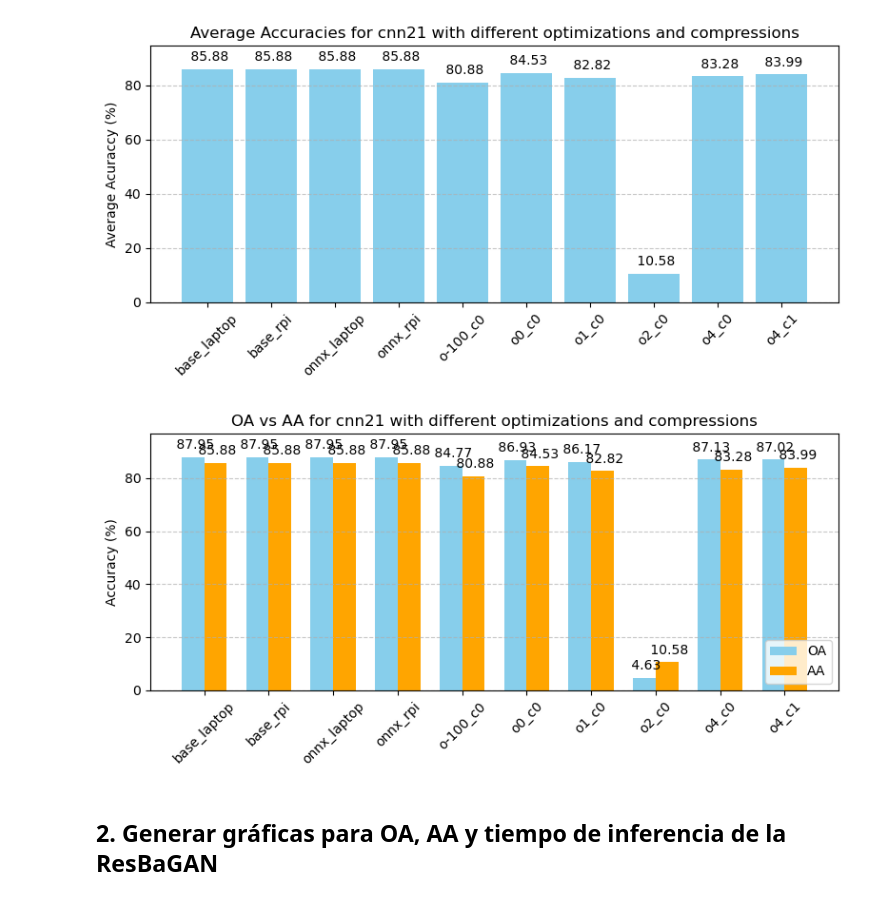
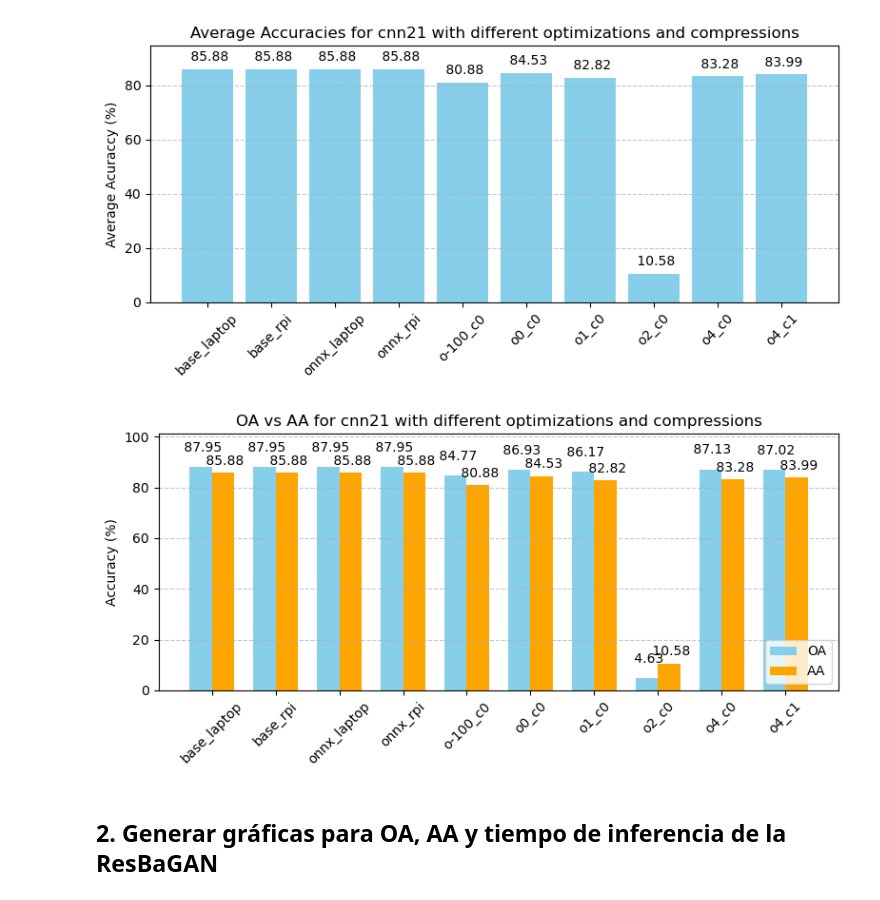
Before and after one commit to pablogcfuentes/hyper-rpi, a Jupyter notebook: notebooks/30_AUX_Graphs.ipynb, the cells around one changed output. Cells and saved outputs as stored; diff of their text form; code cells hidden in the pictures.

Commit message:
Minor changes and new graphs

```diff
--- a/notebooks/30_AUX_Graphs.ipynb
+++ b/notebooks/30_AUX_Graphs.ipynb
@@ -146,36 +179,36 @@ width = 0.35 # Ancho de cada barra
 plt.figure(figsize=(8, 4))
 
 # Dibujamos las barras OA y AA con desplazamiento
 bars1 = plt.bar(x - width/2, oa_values, width, label='OA', color='skyblue')
 bars2 = plt.bar(x + width/2, aa_values, width, label='AA', color='orange')
 
 # Añadimos valores encima de las barras
 for bar, value in zip(bars1, oa_values):
     plt.text(bar.get_x() + bar.get_width() / 2,
-             bar.get_height() + 2,
+             bar.get_height() + 5,
              f'{value: .2f}',
              ha='center', va='bottom', fontsize=10)
 
 for bar, value in zip(bars2, aa_values):
     plt.text(bar.get_x() + bar.get_width() / 2,
              bar.get_height() + 2,
              f'{value: .2f}',
              ha='center', va='bottom', fontsize=10)
 
-plt.ylim(top=max(max(oa_values), max(aa_values)) * 1.1)
+plt.ylim(top=max(max(oa_values), max(aa_values)) * 1.15)
 plt.ylabel("Accuracy (%)")
 plt.title("OA vs AA for cnn21 with different optimizations and compressions")
 plt.xticks(x, model_names_cnn, rotation=45)
 plt.legend(loc='lower right')
 plt.grid(axis='y', linestyle='--', alpha=0.7)
 plt.tight_layout()
 
 # Guardar y mostrar la imagen
 plt.savefig("../results/graphs/oa_vs_aa_cnn21.png")
 plt.savefig("../results/graphs/oa_vs_aa_cnn21.pdf", dpi=300)
 plt.show()
 # %% [output]
-[figure, old version]
+[figure, new version]
 # %% [markdown]
 ## 2. Generar gráficas para OA, AA y tiempo de inferencia de la ResBaGAN
 # %%
```
Also changed, not shown: parts of 3 cells of this notebook, 25 other files.
